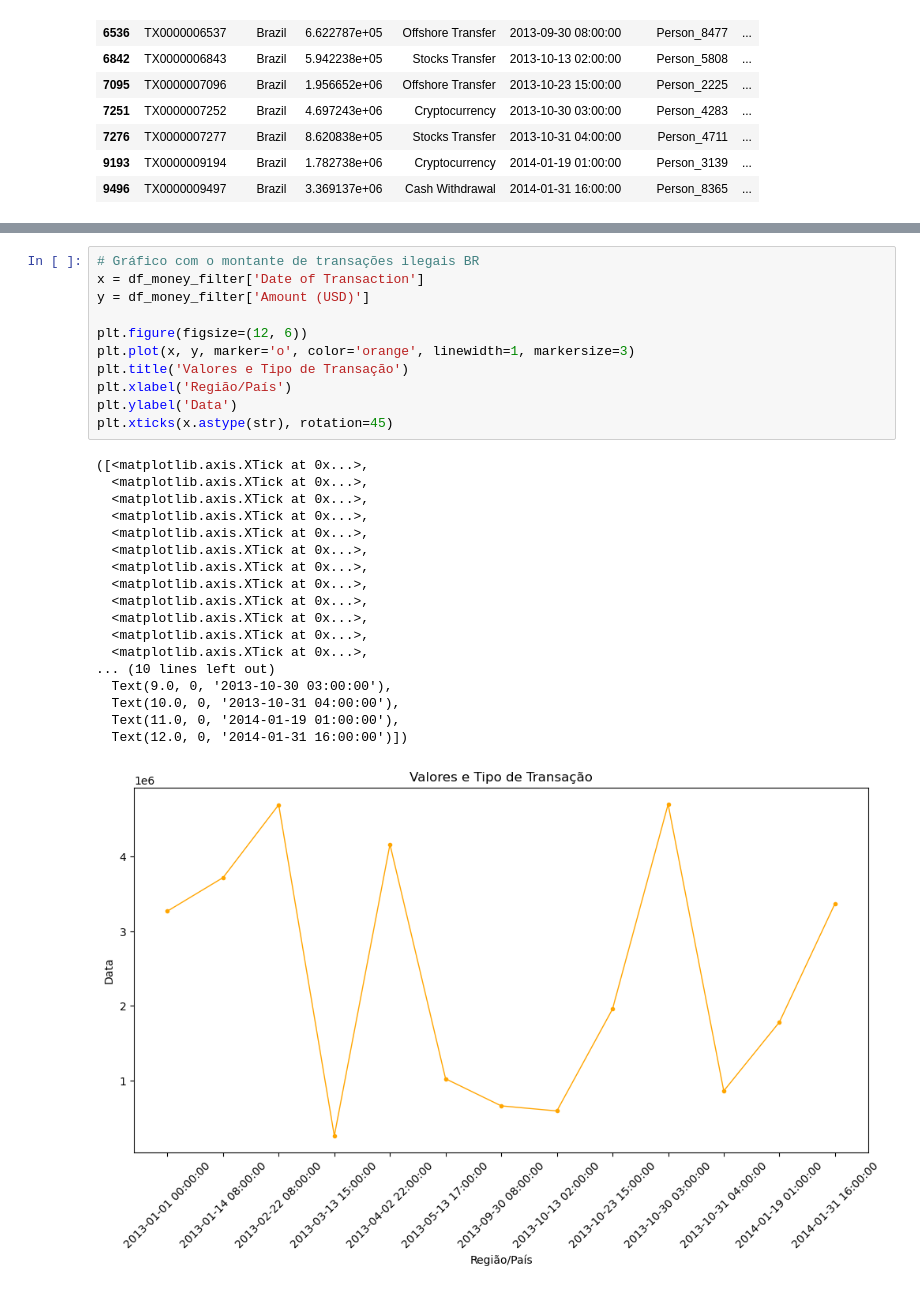
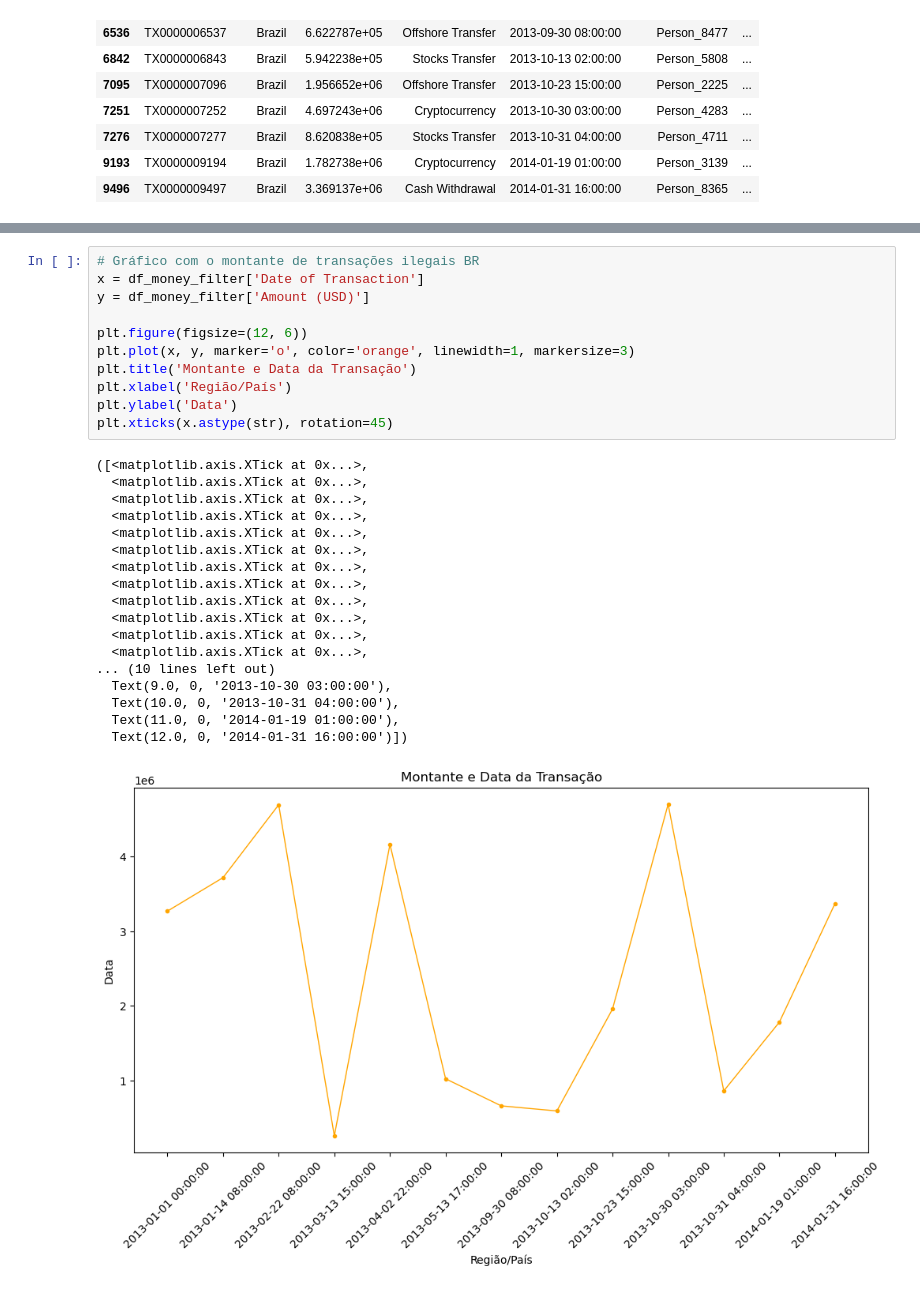
Before and after one commit to wesleymarchi/task-dataset, a Jupyter notebook: sample.ipynb, the cells around one changed output, grey strips where cells are left out. Saved outputs shown, nothing was run; the diff lists cells and outputs as text.

```diff
--- a/sample.ipynb
+++ b/sample.ipynb
@@ -164,30 +164,30 @@ plt.xticks(x.astype(str), rotation=45)
 # %%
 # Gráfico com o montante de transações ilegais BR
 x = df_money_filter['Date of Transaction']
 y = df_money_filter['Amount (USD)']
 
 plt.figure(figsize=(12, 6))
 plt.plot(x, y, marker='o', color='orange', linewidth=1, markersize=3)
-plt.title('Valores e Tipo de Transação')
+plt.title('Montante e Data da Transação')
 plt.xlabel('Região/País')
 plt.ylabel('Data')
 plt.xticks(x.astype(str), rotation=45)
 # %% [output]
 ([<matplotlib.axis.XTick at 0x...>,
   <matplotlib.axis.XTick at 0x...>,
   <matplotlib.axis.XTick at 0x...>,
   <matplotlib.axis.XTick at 0x...>,
   <matplotlib.axis.XTick at 0x...>,
   <matplotlib.axis.XTick at 0x...>,
   <matplotlib.axis.XTick at 0x...>,
   <matplotlib.axis.XTick at 0x...>,
   <matplotlib.axis.XTick at 0x...>,
   <matplotlib.axis.XTick at 0x...>,
   <matplotlib.axis.XTick at 0x...>,
   <matplotlib.axis.XTick at 0x...>,
 ... (10 lines left out)
   Text(9.0, 0, '2013-10-30 03:00:00'),
   Text(10.0, 0, '2013-10-31 04:00:00'),
   Text(11.0, 0, '2014-01-19 01:00:00'),
   Text(12.0, 0, '2014-01-31 16:00:00')])
-[figure, old version]
+[figure, new version]
```
Also changed, not shown: parts of 1 cell of this notebook, 2 other files.
